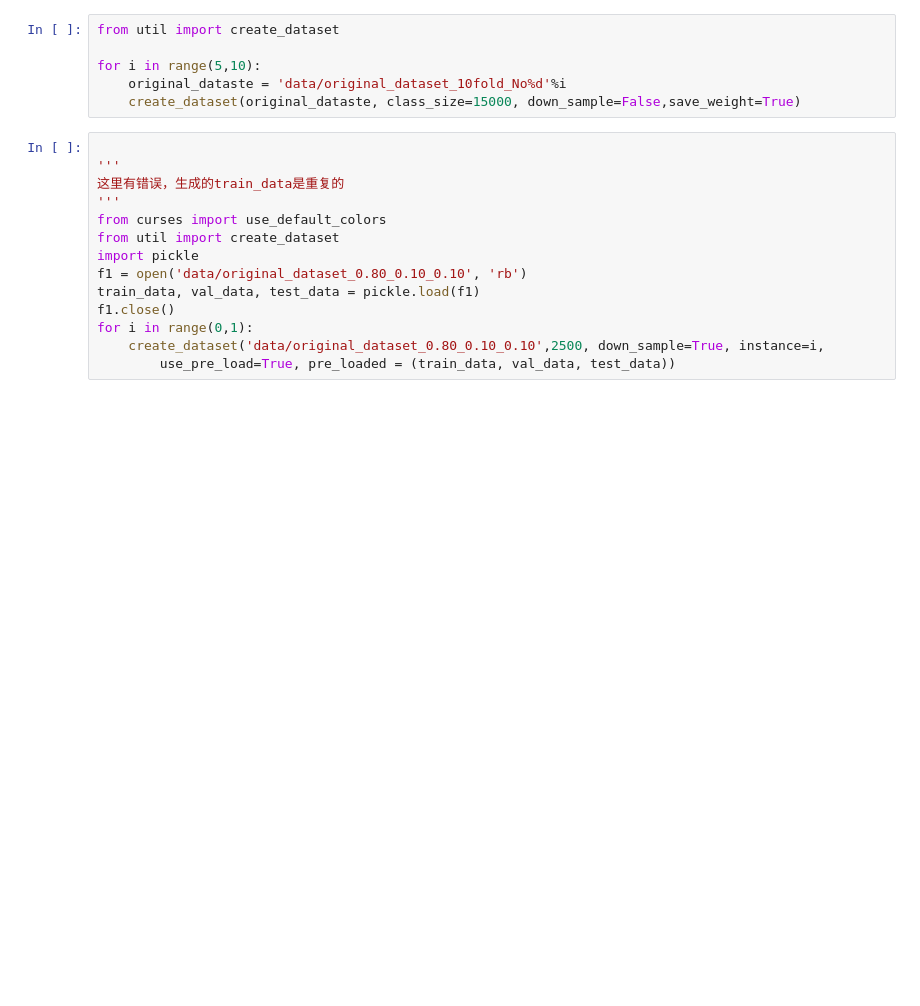
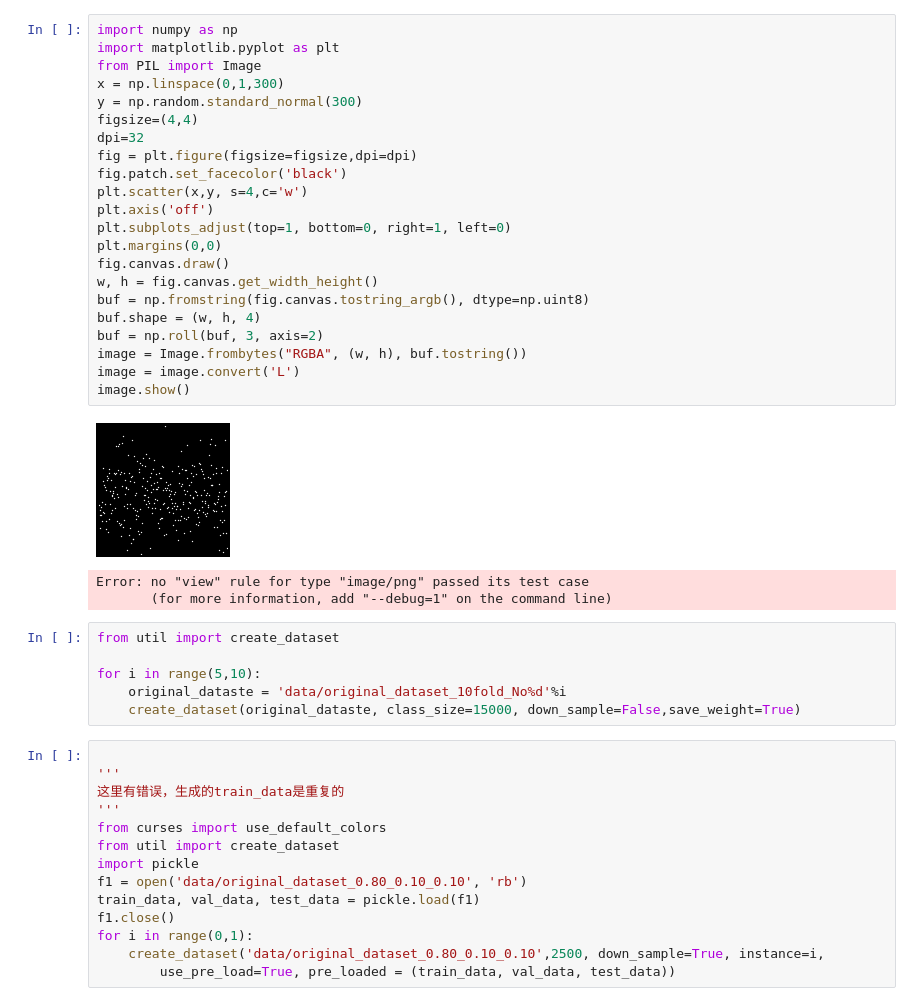
Before and after one commit to 52Hzihan/mixnn4vs, a Jupyter notebook: test.ipynb, the cells around one changed output. Saved outputs shown, nothing was run; the diff lists cells and outputs as text; blank space fills up the shorter version.

```diff
--- a/test.ipynb
+++ b/test.ipynb
@@ -4,3 +22,29 @@ load_original_data(0.1, 0.1)
+# %%
+import numpy as np
+import matplotlib.pyplot as plt
+from PIL import Image
+x = np.linspace(0,1,300)
+y = np.random.standard_normal(300)
+figsize=(4,4)
+dpi=32
+fig = plt.figure(figsize=figsize,dpi=dpi)
+fig.patch.set_facecolor('black')
+plt.scatter(x,y, s=4,c='w')
+plt.axis('off')
+plt.subplots_adjust(top=1, bottom=0, right=1, left=0)
+plt.margins(0,0)
+fig.canvas.draw()
+w, h = fig.canvas.get_width_height()
+buf = np.fromstring(fig.canvas.tostring_argb(), dtype=np.uint8)
+buf.shape = (w, h, 4)
+buf = np.roll(buf, 3, axis=2)
+image = Image.frombytes("RGBA", (w, h), buf.tostring())
+image = image.convert('L')
+image.show()
+# %% [output]
+[figure, added]
+Error: no "view" rule for type "image/png" passed its test case
+       (for more information, add "--debug=1" on the command line)
 # %%
 from util import create_dataset
 
```
Also changed, not shown: parts of 6 cells of this notebook, 19 other files.
